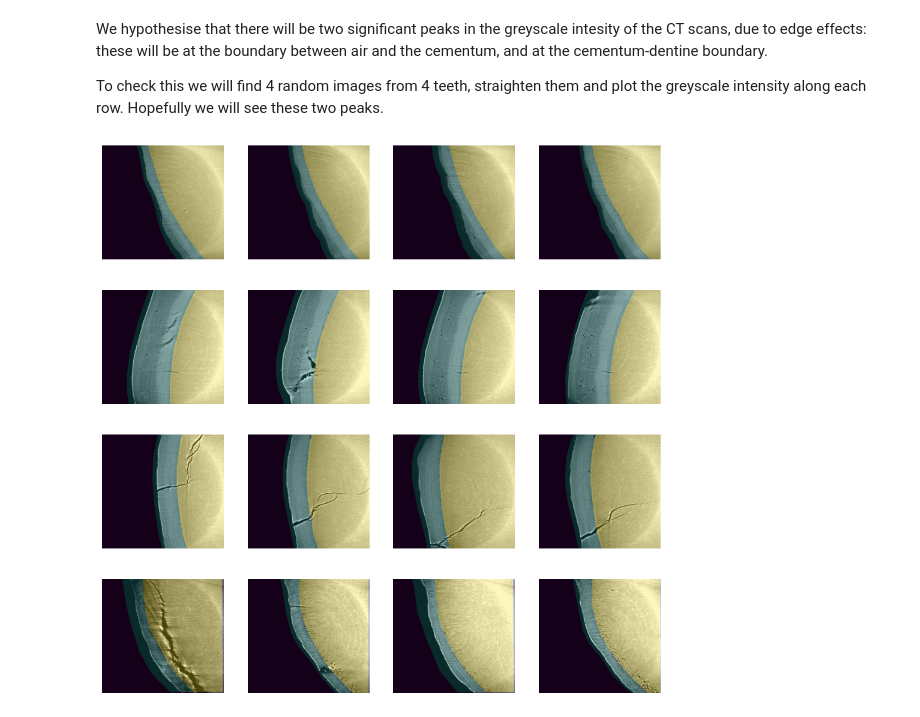
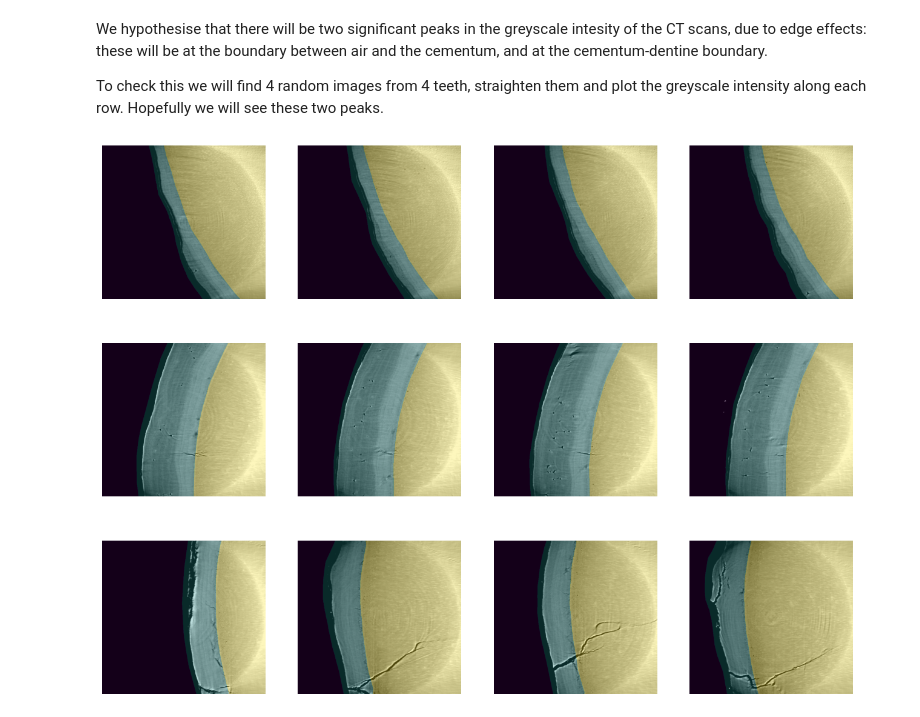
Before and after one commit to JGIBristol/cementum_imaging, a Jupyter notebook: check_greyscale_function.ipynb, the cells around one changed output. Cells and saved outputs as stored; diff of their text form; code cells hidden in the pictures.

Commit message:
remove the final image since the edge detection is broken

```diff
--- a/check_greyscale_function.ipynb
+++ b/check_greyscale_function.ipynb
@@ -10,15 +13,18 @@ Choose images
 import os
 import numpy as np
 
-rng = np.random.default_rng(seed=2)
+rng = np.random.default_rng(seed=0)
 
 # Pick four numbers for each tooth
+n_slices = 4
+n_teeth = 3
 indices = [
-    *rng.integers(0, 108, 4),
-    *rng.integers(108, 216, 4),
-    *rng.integers(216, 316, 4),
-    *rng.integers(316, 515, 4),
+    *rng.integers(0, 108, n_slices),
+    *rng.integers(108, 216, n_slices),
+    *rng.integers(216, 316, n_slices),
+    # *rng.integers(316, 515, 4), Not using this one for now, since the edge detection doesn't work for it
 ]
+assert len(indices) == n_slices * n_teeth
 
 # Find the corresponding filepaths
 img_paths = [f"data/original cut/{i:04d}.tif" for i in indices]
@@ -32,19 +38,19 @@ for path in mask_paths:
 # %%
 """
 Display them
 
 """
 import matplotlib.pyplot as plt
 
-fig, axes = plt.subplots(4, 4, figsize=(12, 12))
+fig, axes = plt.subplots(n_teeth, n_slices, figsize=(4 * n_slices, 4 * n_teeth))
 
 for axis, img, mask in zip(axes.flat, img_paths, mask_paths):
     axis.imshow(plt.imread(img), cmap="gray")
     axis.imshow(plt.imread(mask), alpha=0.3)
 
     axis.set_axis_off()
 # %% [output]
-[figure, old version]
+[figure, new version]
 # %%
 """
 Straighten these images according the the masks
```
Also changed, not shown: parts of 5 cells of this notebook.
